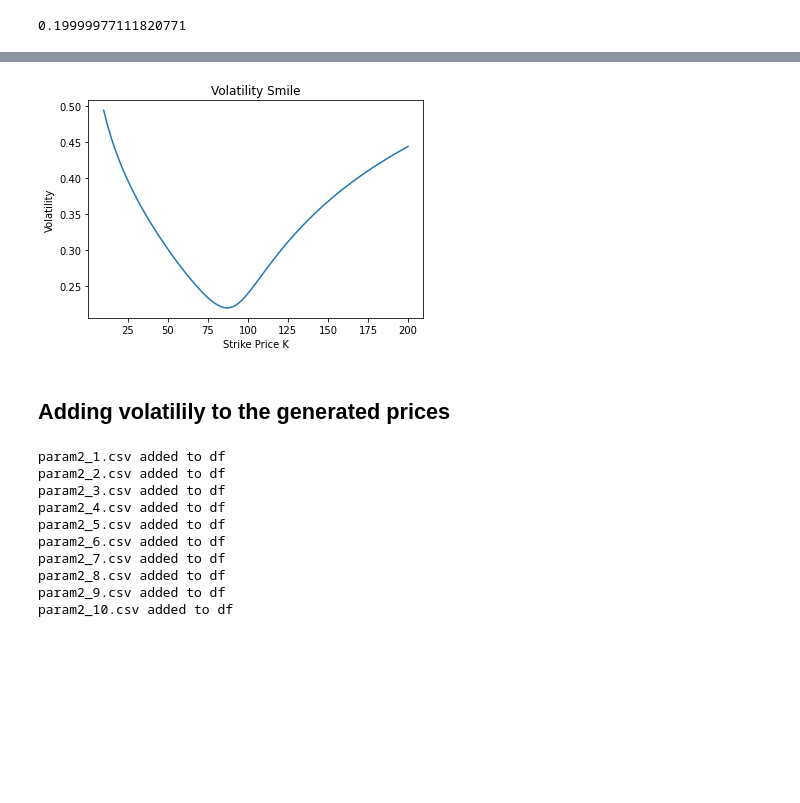
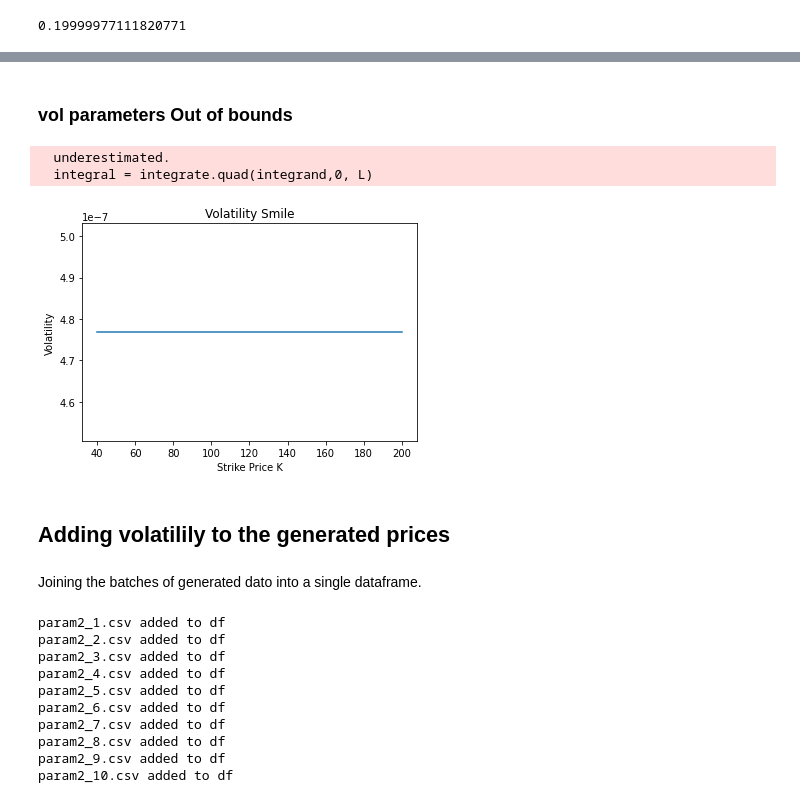
Before and after one commit to amendezll/projet_recherche, a Jupyter notebook: implied_vol.ipynb, the cells around one changed output, grey strips where cells are left out. Drawn from its saved outputs; the diff is of its cells as text; code cells hidden in the pictures; blank space fills up the shorter version.

```diff
--- a/implied_vol.ipynb
+++ b/implied_vol.ipynb
@@ -57,22 +26,3 @@ import matplotlib.pyplot as plt
-# %%
-# BS model Price calculation
-
-def C_BS(sigma, r, S, T, K):
-    # sigma : volatility
-    # r : risk-free interest
-    # S : stock price
-    # T : time to maturity
-    # K : strike price
-
-    import numpy as np
-    from scipy.stats import norm
-
-    t = 0
-    d1 = (1/(sigma*np.sqrt(T-t)))*(np.log(S/K)+(r+(sigma**2)/2)*(T-t))
-    d2 = d1-sigma*np.sqrt(T-t)
-
-
-    return S*norm.cdf(d1) - K*np.exp(-r*(T-t))*norm.cdf(d2)
 # %%
 C = C_BS(sigma=0.2, r=0, S=100, T=1, K=100 )
 C # CALL Price
@@ -141,30 +144,37 @@ def vol_vect(K, S,T,r,kappa,theta,nu,rho,V0,alpha=1,L=1000):
+# %% [markdown]
+### vol parameters Out of bounds
 # %%
 #  vol depend on K
 
-K = np.linspace(10, 200, 100)
+
+K = np.linspace(40, 200, 100)
 
 S = 100
-T = 1
+T = 10
 r = 0
 kappa = 1
 theta = 0.08
 nu = 1
 rho = .5
 V0 = 0.08
 
 vol =  vol_vect(K, S,T,r,kappa,theta,nu,rho,V0,alpha=1,L=1000)
 
 plt.plot(K,vol)
 plt.xlabel("Strike Price K")
 plt.ylabel("Volatility")
 plt.title("Volatility Smile")
 plt.show()
 # %% [output]
+  underestimated.
+  integral = integrate.quad(integrand,0, L)
-[figure, old version]
+[figure, new version]
 # %% [markdown]
 ## Adding volatilily to the generated prices
 # %%
 import pandas as pd
+# %% [markdown]
+Joining the batches of generated dato into a single dataframe.
 # %%
 df = pd.DataFrame()
 for i in range(10):
```
Also changed, not shown: parts of 10 cells of this notebook, 18 other files.
